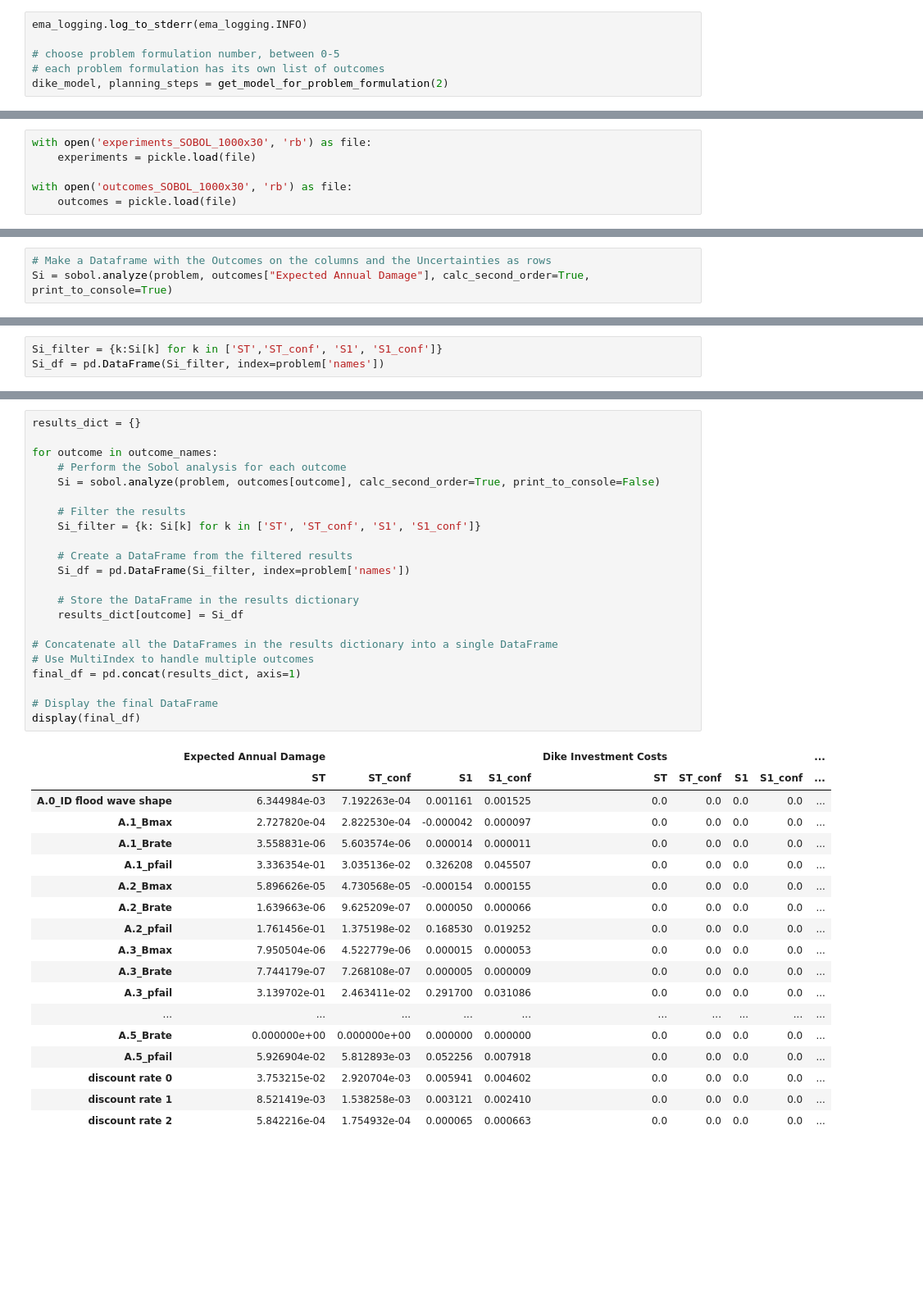
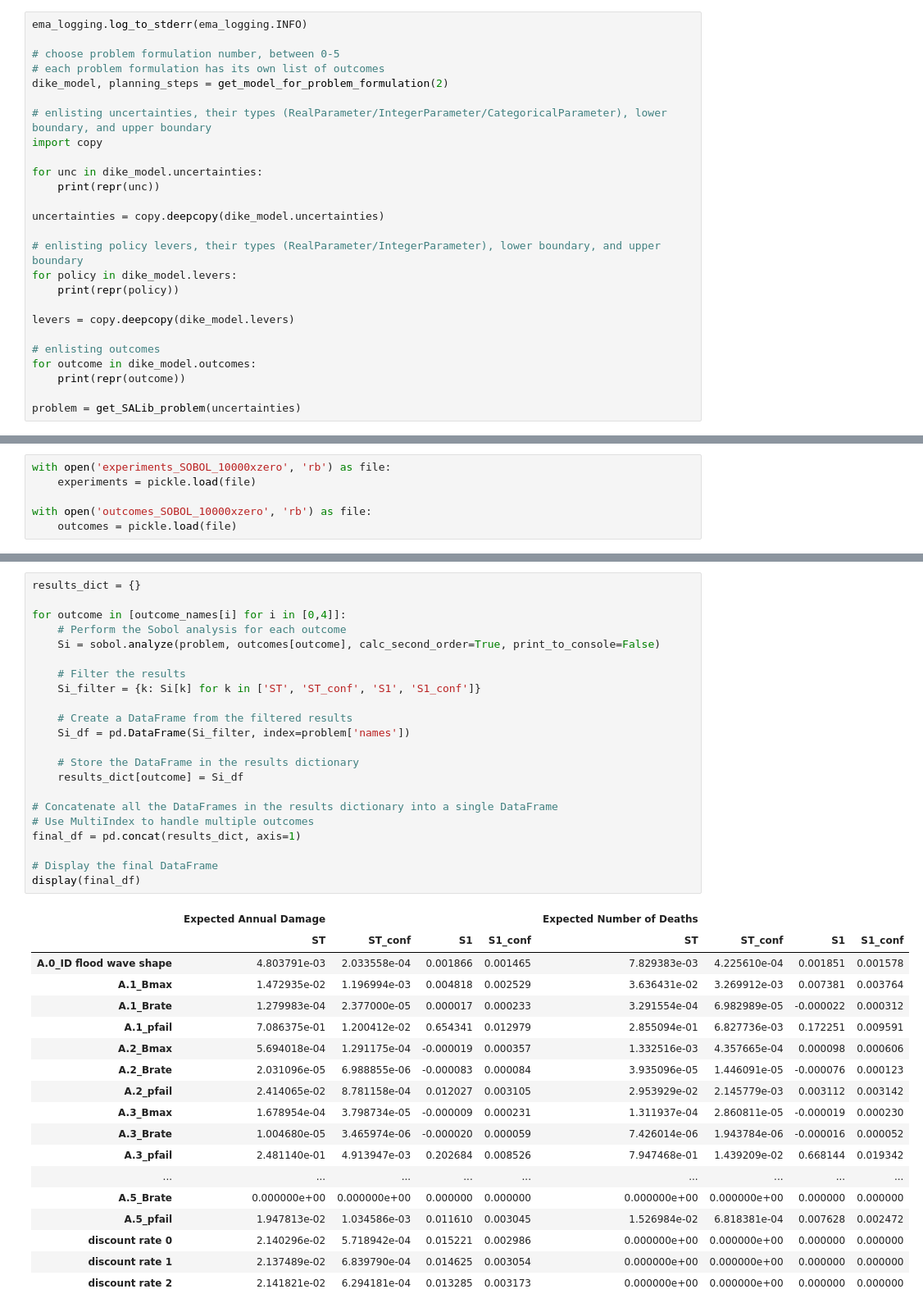
Before and after one commit to jeroenvantil/epa141A_open, a Jupyter notebook: final assignment/Sobol SA.ipynb, the cells around one changed output, grey strips where cells are left out. Shown at 82% size. Drawn from its saved outputs; the diff is of its cells as text; blank space fills up the shorter version.

Commit message:
Open Exploration en Sensitivity Analysis en Scenario Discovery opzetje

```diff
--- a/final assignment/Sobol SA.ipynb
+++ b/final assignment/Sobol SA.ipynb
@@ -36,3 +33,23 @@ ema_logging.log_to_stderr(ema_logging.INFO)
 # choose problem formulation number, between 0-5
 # each problem formulation has its own list of outcomes
 dike_model, planning_steps = get_model_for_problem_formulation(2)
+
+# enlisting uncertainties, their types (RealParameter/IntegerParameter/CategoricalParameter), lower boundary, and upper boundary
+import copy
+
+for unc in dike_model.uncertainties:
+    print(repr(unc))
+
+uncertainties = copy.deepcopy(dike_model.uncertainties)
+
+# enlisting policy levers, their types (RealParameter/IntegerParameter), lower boundary, and upper boundary
+for policy in dike_model.levers:
+    print(repr(policy))
+
+levers = copy.deepcopy(dike_model.levers)
+
+# enlisting outcomes
+for outcome in dike_model.outcomes:
+    print(repr(outcome))
+
+problem = get_SALib_problem(uncertainties)
@@ -103,8 +76,8 @@ ScalarOutcome('Expected Number of Deaths', variable_name=('A.1_Expected Number o
 # %%
-with open('experiments_SOBOL_1000x30', 'rb') as file:
+with open('experiments_SOBOL_10000xzero', 'rb') as file:
     experiments = pickle.load(file)
 
-with open('outcomes_SOBOL_1000x30', 'rb') as file:
+with open('outcomes_SOBOL_10000xzero', 'rb') as file:
     outcomes = pickle.load(file)
 # %%
 # Store all outcome names in a list
@@ -115,3 +84,0 @@ print(outcome_names)
-# %%
-# Make a Dataframe with the Outcomes on the columns and the Uncertainties as rows
-Si = sobol.analyze(problem, outcomes["Expected Annual Damage"], calc_second_order=True, print_to_console=True)
@@ -136,3 +84,0 @@ A.4_Bmax                 2.561704e-05  1.460922e-05
-# %%
-Si_filter = {k:Si[k] for k in ['ST','ST_conf', 'S1', 'S1_conf']}
-Si_df = pd.DataFrame(Si_filter, index=problem['names'])
@@ -159,41 +87,41 @@ display(Si_df)
 # %%
 results_dict = {}
 
-for outcome in outcome_names:
+for outcome in [outcome_names[i] for i in [0,4]]:
     # Perform the Sobol analysis for each outcome
     Si = sobol.analyze(problem, outcomes[outcome], calc_second_order=True, print_to_console=False)
 
     # Filter the results
     Si_filter = {k: Si[k] for k in ['ST', 'ST_conf', 'S1', 'S1_conf']}
 
     # Create a DataFrame from the filtered results
     Si_df = pd.DataFrame(Si_filter, index=problem['names'])
 
     # Store the DataFrame in the results dictionary
     results_dict[outcome] = Si_df
 
 # Concatenate all the DataFrames in the results dictionary into a single DataFrame
 # Use MultiIndex to handle multiple outcomes
 final_df = pd.concat(results_dict, axis=1)
 
 # Display the final DataFrame
 display(final_df)
 # %% [output]
-|  | Expected Annual Damage |  |  |  | Dike Investment Costs |  |  |  | ... |
-|  | ST | ST_conf | S1 | S1_conf | ST | ST_conf | S1 | S1_conf | ... |
-| A.0_ID flood wave shape | 6.344984e-03 | 7.192263e-04 | 0.001161 | 0.001525 | 0.0 | 0.0 | 0.0 | 0.0 | ... |
-| A.1_Bmax | 2.727820e-04 | 2.822530e-04 | -0.000042 | 0.000097 | 0.0 | 0.0 | 0.0 | 0.0 | ... |
-| A.1_Brate | 3.558831e-06 | 5.603574e-06 | 0.000014 | 0.000011 | 0.0 | 0.0 | 0.0 | 0.0 | ... |
-| A.1_pfail | 3.336354e-01 | 3.035136e-02 | 0.326208 | 0.045507 | 0.0 | 0.0 | 0.0 | 0.0 | ... |
-| A.2_Bmax | 5.896626e-05 | 4.730568e-05 | -0.000154 | 0.000155 | 0.0 | 0.0 | 0.0 | 0.0 | ... |
-| A.2_Brate | 1.639663e-06 | 9.625209e-07 | 0.000050 | 0.000066 | 0.0 | 0.0 | 0.0 | 0.0 | ... |
-| A.2_pfail | 1.761456e-01 | 1.375198e-02 | 0.168530 | 0.019252 | 0.0 | 0.0 | 0.0 | 0.0 | ... |
-| A.3_Bmax | 7.950504e-06 | 4.522779e-06 | 0.000015 | 0.000053 | 0.0 | 0.0 | 0.0 | 0.0 | ... |
-| A.3_Brate | 7.744179e-07 | 7.268108e-07 | 0.000005 | 0.000009 | 0.0 | 0.0 | 0.0 | 0.0 | ... |
-| A.3_pfail | 3.139702e-01 | 2.463411e-02 | 0.291700 | 0.031086 | 0.0 | 0.0 | 0.0 | 0.0 | ... |
-| ... | ... | ... | ... | ... | ... | ... | ... | ... | ... |
-| A.5_Brate | 0.000000e+00 | 0.000000e+00 | 0.000000 | 0.000000 | 0.0 | 0.0 | 0.0 | 0.0 | ... |
-| A.5_pfail | 5.926904e-02 | 5.812893e-03 | 0.052256 | 0.007918 | 0.0 | 0.0 | 0.0 | 0.0 | ... |
-| discount rate 0 | 3.753215e-02 | 2.920704e-03 | 0.005941 | 0.004602 | 0.0 | 0.0 | 0.0 | 0.0 | ... |
-| discount rate 1 | 8.521419e-03 | 1.538258e-03 | 0.003121 | 0.002410 | 0.0 | 0.0 | 0.0 | 0.0 | ... |
-| discount rate 2 | 5.842216e-04 | 1.754932e-04 | 0.000065 | 0.000663 | 0.0 | 0.0 | 0.0 | 0.0 | ... |
+|  | Expected Annual Damage |  |  |  | Expected Number of Deaths |  |  |  |
+|  | ST | ST_conf | S1 | S1_conf | ST | ST_conf | S1 | S1_conf |
+| A.0_ID flood wave shape | 4.803791e-03 | 2.033558e-04 | 0.001866 | 0.001465 | 7.829383e-03 | 4.225610e-04 | 0.001851 | 0.001578 |
+| A.1_Bmax | 1.472935e-02 | 1.196994e-03 | 0.004818 | 0.002529 | 3.636431e-02 | 3.269912e-03 | 0.007381 | 0.003764 |
+| A.1_Brate | 1.279983e-04 | 2.377000e-05 | 0.000017 | 0.000233 | 3.291554e-04 | 6.982989e-05 | -0.000022 | 0.000312 |
+| A.1_pfail | 7.086375e-01 | 1.200412e-02 | 0.654341 | 0.012979 | 2.855094e-01 | 6.827736e-03 | 0.172251 | 0.009591 |
+| A.2_Bmax | 5.694018e-04 | 1.291175e-04 | -0.000019 | 0.000357 | 1.332516e-03 | 4.357665e-04 | 0.000098 | 0.000606 |
+| A.2_Brate | 2.031096e-05 | 6.988855e-06 | -0.000083 | 0.000084 | 3.935096e-05 | 1.446091e-05 | -0.000076 | 0.000123 |
+| A.2_pfail | 2.414065e-02 | 8.781158e-04 | 0.012027 | 0.003105 | 2.953929e-02 | 2.145779e-03 | 0.003112 | 0.003142 |
+| A.3_Bmax | 1.678954e-04 | 3.798734e-05 | -0.000009 | 0.000231 | 1.311937e-04 | 2.860811e-05 | -0.000019 | 0.000230 |
+| A.3_Brate | 1.004680e-05 | 3.465974e-06 | -0.000020 | 0.000059 | 7.426014e-06 | 1.943784e-06 | -0.000016 | 0.000052 |
+| A.3_pfail | 2.481140e-01 | 4.913947e-03 | 0.202684 | 0.008526 | 7.947468e-01 | 1.439209e-02 | 0.668144 | 0.019342 |
+| ... | ... | ... | ... | ... | ... | ... | ... | ... |
+| A.5_Brate | 0.000000e+00 | 0.000000e+00 | 0.000000 | 0.000000 | 0.000000e+00 | 0.000000e+00 | 0.000000 | 0.000000 |
+| A.5_pfail | 1.947813e-02 | 1.034586e-03 | 0.011610 | 0.003045 | 1.526984e-02 | 6.818381e-04 | 0.007628 | 0.002472 |
+| discount rate 0 | 2.140296e-02 | 5.718942e-04 | 0.015221 | 0.002986 | 0.000000e+00 | 0.000000e+00 | 0.000000 | 0.000000 |
+| discount rate 1 | 2.137489e-02 | 6.839790e-04 | 0.014625 | 0.003054 | 0.000000e+00 | 0.000000e+00 | 0.000000 | 0.000000 |
+| discount rate 2 | 2.141821e-02 | 6.294181e-04 | 0.013285 | 0.003173 | 0.000000e+00 | 0.000000e+00 | 0.000000 | 0.000000 |
```
Also changed, not shown: parts of 18 cells of this notebook, 8 other files.
